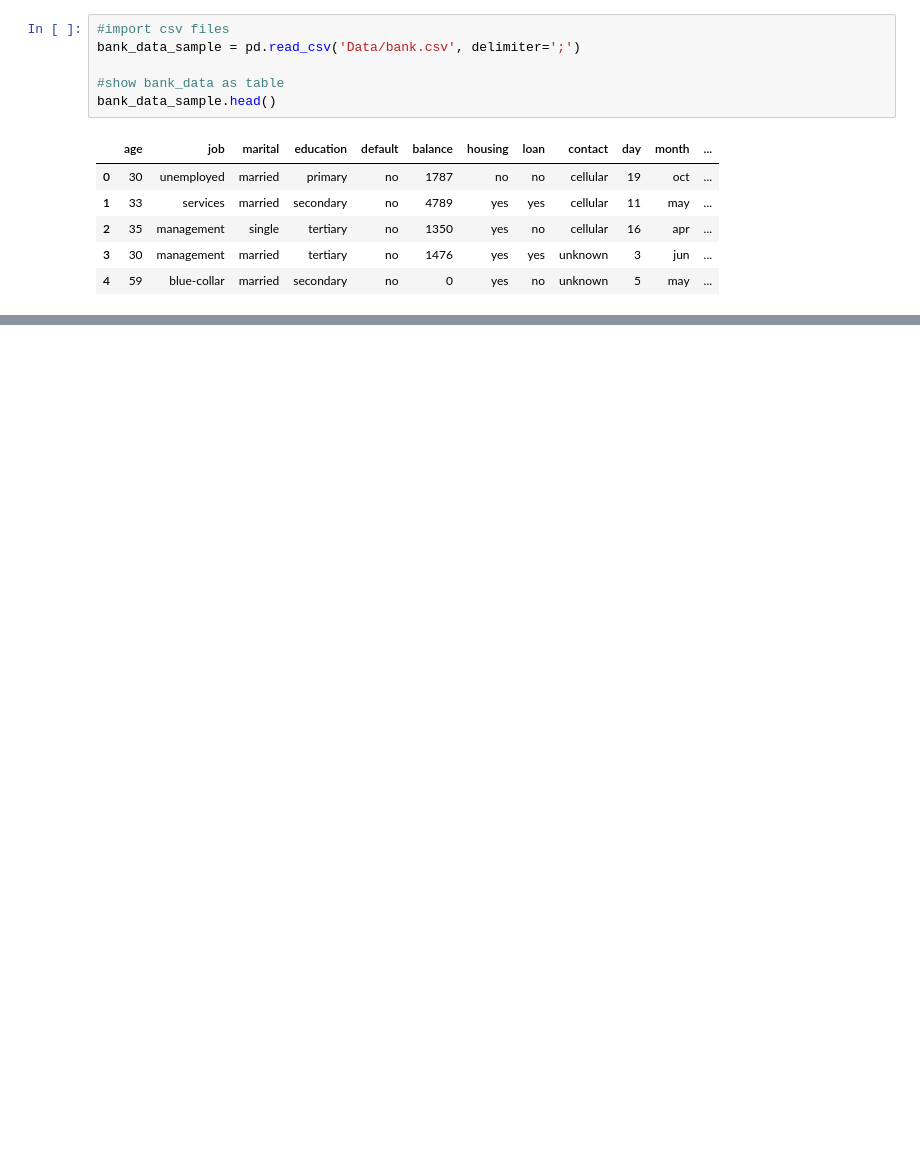
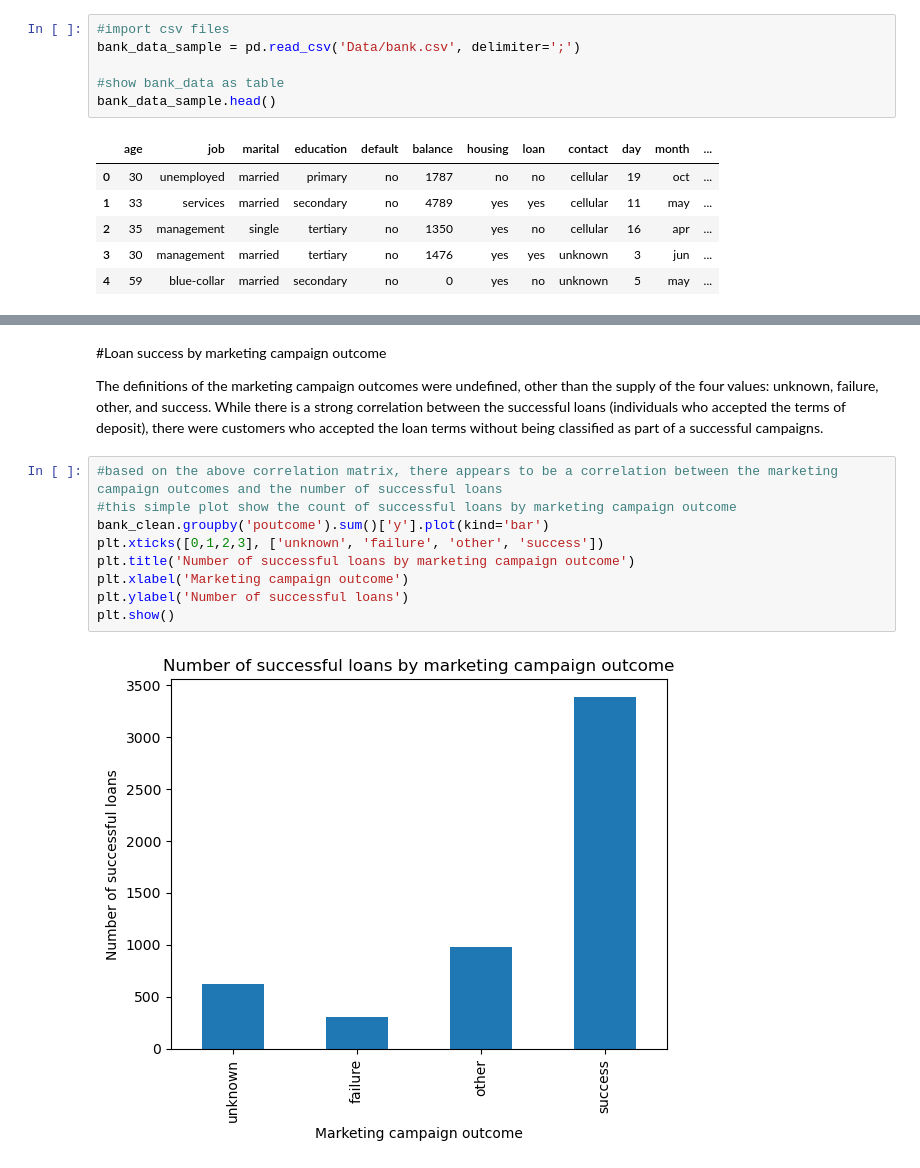
Before and after one commit to BotanicalAmy/Comparing-Classifiers, a Jupyter notebook: Comparing_Classifiers.ipynb, the cells around one changed output, grey strips where cells are left out. Cells and saved outputs as stored; diff of their text form; blank space fills up the shorter version.

```diff
--- a/Comparing_Classifiers.ipynb
+++ b/Comparing_Classifiers.ipynb
@@ -56,0 +158,15 @@ bank_data_sample.head()
+# %% [markdown]
+#Loan success by marketing campaign outcome
+
+The definitions of the marketing campaign outcomes were undefined, other than the supply of the four values: unknown, failure, other, and success.  While there is a strong correlation between the successful loans (individuals who accepted the terms of deposit), there were customers who accepted the loan terms without being classified as part of a successful campaigns.
+# %%
+#based on the above correlation matrix, there appears to be a correlation between the marketing campaign outcomes and the number of successful loans
+#this simple plot show the count of successful loans by marketing campaign outcome
+bank_clean.groupby('poutcome').sum()['y'].plot(kind='bar')
+plt.xticks([0,1,2,3], ['unknown', 'failure', 'other', 'success'])
+plt.title('Number of successful loans by marketing campaign outcome')
+plt.xlabel('Marketing campaign outcome')
+plt.ylabel('Number of successful loans')
+plt.show()
+# %% [output]
+[figure, added]
```
Also changed, not shown: parts of 10 cells of this notebook, 3 other files.
